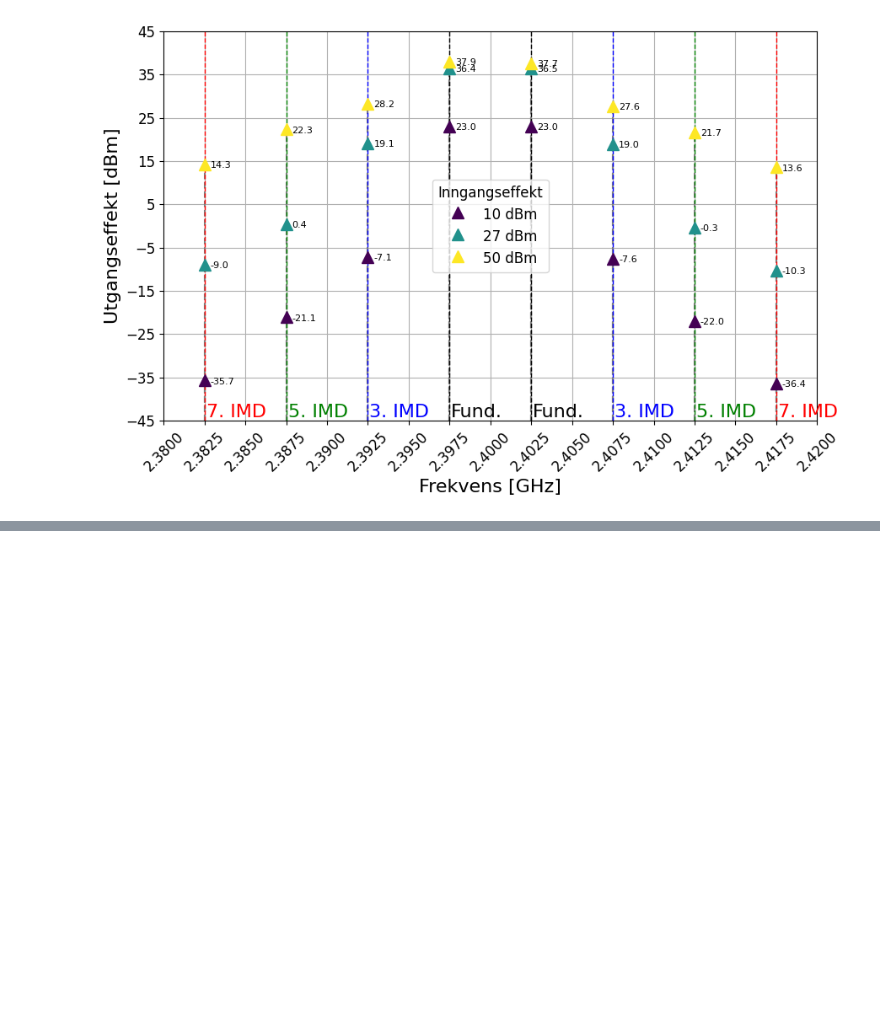
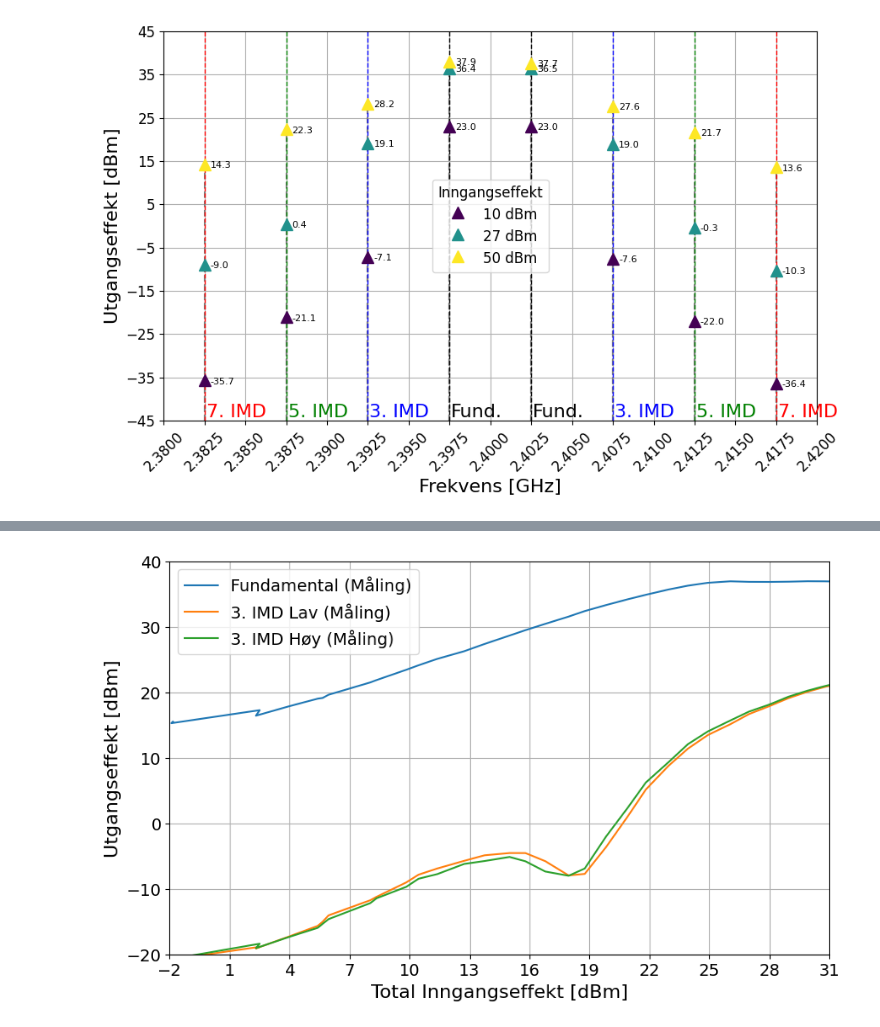
Before and after one commit to SkaugJr/TTT4201-Radiosystemdesign, a Jupyter notebook: Databehandling/Visualisering.ipynb, the cells around one changed output, grey strips where cells are left out. Drawn from its saved outputs; the diff is of its cells as text; code cells hidden in the pictures; blank space fills up the shorter version.

```diff
--- a/Databehandling/Visualisering.ipynb
+++ b/Databehandling/Visualisering.ipynb
@@ -497,6 +502,26 @@ plt.grid(True)
 # %%
 # Load the data
 Spektrum2Tone = pd.read_csv('Data/Simulering/HB_2Tone/Spektrum2Tone.csv', delimiter=',', names=['RFPower', 'Frequency', 'Value'],na_values='<invalid>', skiprows=16)
+
+mat_data = sio.loadmat('Data/Måling/group_6_2.mat')
+PA2Tone = mat_data['PA_2tone'][0][0]
+
+# Extract and create DataFrame
+PA2Tone = pd.DataFrame({
+    'Pi_dBm_f1': PA2Tone['Pi_dBm_f1'][0],
+    'Pi_dBm_f2': PA2Tone['Pi_dBm_f2'][0],
+    'Po_dBm_f1': PA2Tone['Po_dBm_f1'][0],
+    'Po_dBm_f2': PA2Tone['Po_dBm_f2'][0],
+    'TOIMD_dBc_low': PA2Tone['TOIMD_dBc_low'][0],
+    'TOIMD_dBc_high': PA2Tone['TOIMD_dBc_high'][0],
+    'Idrain': PA2Tone['Idrain'][0],
+    'PAE': PA2Tone['PAE'][0],
+    'freq': PA2Tone['freq'][0][0],
+    'freqSpacing': PA2Tone['freqSpacing'][0][0],
+    'Vdrain': PA2Tone['Vdrain'][0][0]
+})
+PA2Tone['Po_both'] = 10*np.log10(10**(PA2Tone['Po_dBm_f1']/10) + 10**(PA2Tone['Po_dBm_f2']/10))
+PA2Tone['Pi_both'] = PA2Tone['Pi_dBm_f1'] + 3
 
 Fund_freqs = [2.3975, 2.4025]
 imd_3rd = [2 * Fund_freqs[0] - Fund_freqs[1], 2 * Fund_freqs[1] - Fund_freqs[0]]
@@ -676,0 +702,21 @@ plt.show()
+# %%
+# Plot the data
+plt.figure(figsize=(10, 6))
+
+plt.plot(PA2Tone['Pi_both'], PA2Tone['Po_both'], label='Fundamental (Måling)', color='tab:blue')
+plt.plot(PA2Tone['Pi_both'], PA2Tone['TOIMD_dBc_low'] + PA2Tone['Po_both'], label='3. IMD Lav (Måling)', color='tab:orange')
+plt.plot(PA2Tone['Pi_both'], PA2Tone['TOIMD_dBc_high'] + PA2Tone['Po_both'], label='3. IMD Høy (Måling)', color='tab:green')
+
+plt.xlabel('Total Inngangseffekt [dBm]', fontsize=16)
+plt.ylabel('Utgangseffekt [dBm]', fontsize=16)
+plt.legend(loc='upper left', fontsize=14)
+plt.grid(True)
+
+plt.xlim(-2, 31)
+plt.ylim(-20, 40)
+plt.xticks(np.arange(-2, 31+1, 3), fontsize=14)
+plt.yticks(fontsize=14)
+
+plt.show()
+# %% [output]
+[figure, added]
```
Also changed, not shown: parts of 5 cells of this notebook, 1 other file.
